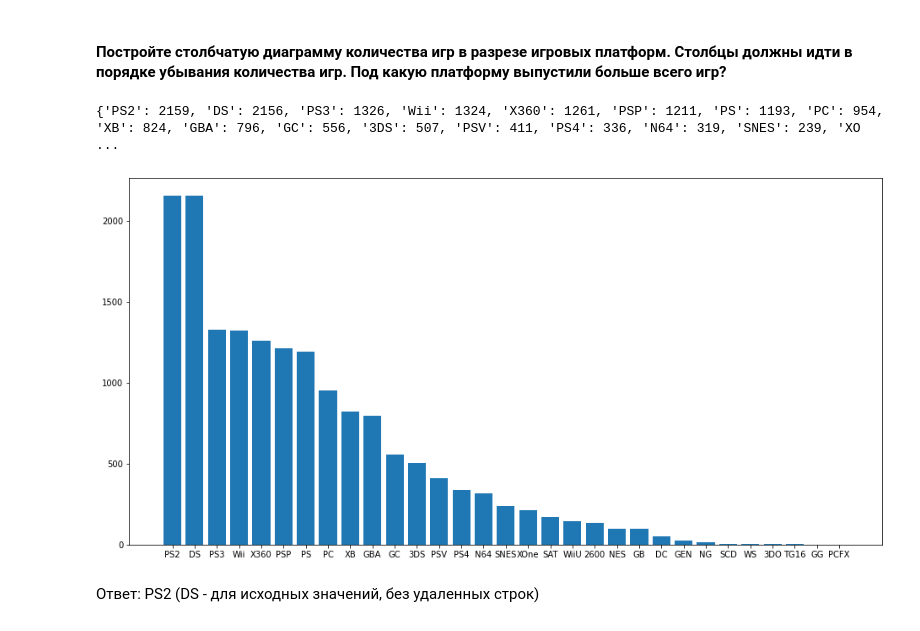
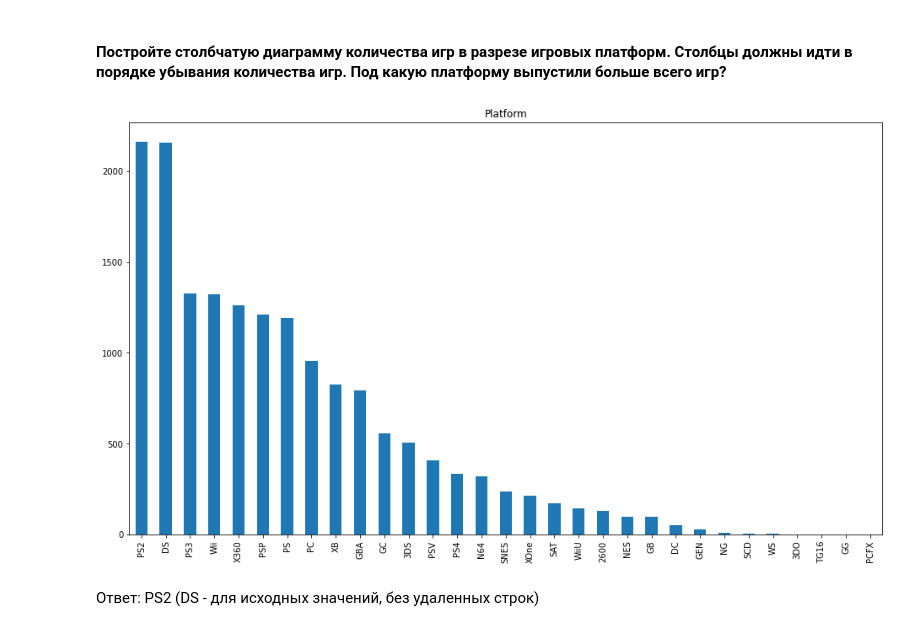
Before and after one commit to BubbleNeumann/University-tasks, a Jupyter notebook: sem3_Python_lab_3.ipynb, the cells around one changed output. Saved outputs shown, nothing was run; the diff lists cells and outputs as text; code cells hidden in the pictures.

```diff
--- a/sem3_Python_lab_3.ipynb
+++ b/sem3_Python_lab_3.ipynb
@@ -142,19 +126,10 @@ ax.pie(genre_popularity, labels=genre_popularity.index, autopct='%1.1f%%')
 Ответ: Action
 # %% [markdown]
 #### Постройте столбчатую диаграмму количества игр в разрезе игровых платформ. Столбцы должны идти в порядке убывания количества игр. Под какую платформу выпустили больше всего игр?
-# %%
-platform_popularity = {}
-for index, row in df.iterrows():
-    platform_popularity[row['Platform']] = platform_popularity.get(row['Platform'], 0) + 1
-
-platform_popularity = dict(sorted(platform_popularity.items(), key = lambda x: x[1], reverse = True))
-
-fig, ax = plt.subplots(figsize=(16, 8))
-ax.bar(platform_popularity.keys(), platform_popularity.values())
-print(platform_popularity)
-# %% [output]
-{'PS2': 2159, 'DS': 2156, 'PS3': 1326, 'Wii': 1324, 'X360': 1261, 'PSP': 1211, 'PS': 1193, 'PC': 954, 'XB': 824, 'GBA': 796, 'GC': 556, '3DS': 507, 'PSV': 411, 'PS4': 336, 'N64': 319, 'SNES': 239, 'XO ...
-[figure, removed]
+# %%
+df['Platform'].value_counts().plot.bar(figsize=(16, 9), subplots=True);
+# %% [output]
+[figure, added]
 # %% [markdown]
 Ответ: PS2 (DS - для исходных значений, без удаленных строк)
 # %% [markdown]
```
Also changed, not shown: parts of 8 cells of this notebook.
